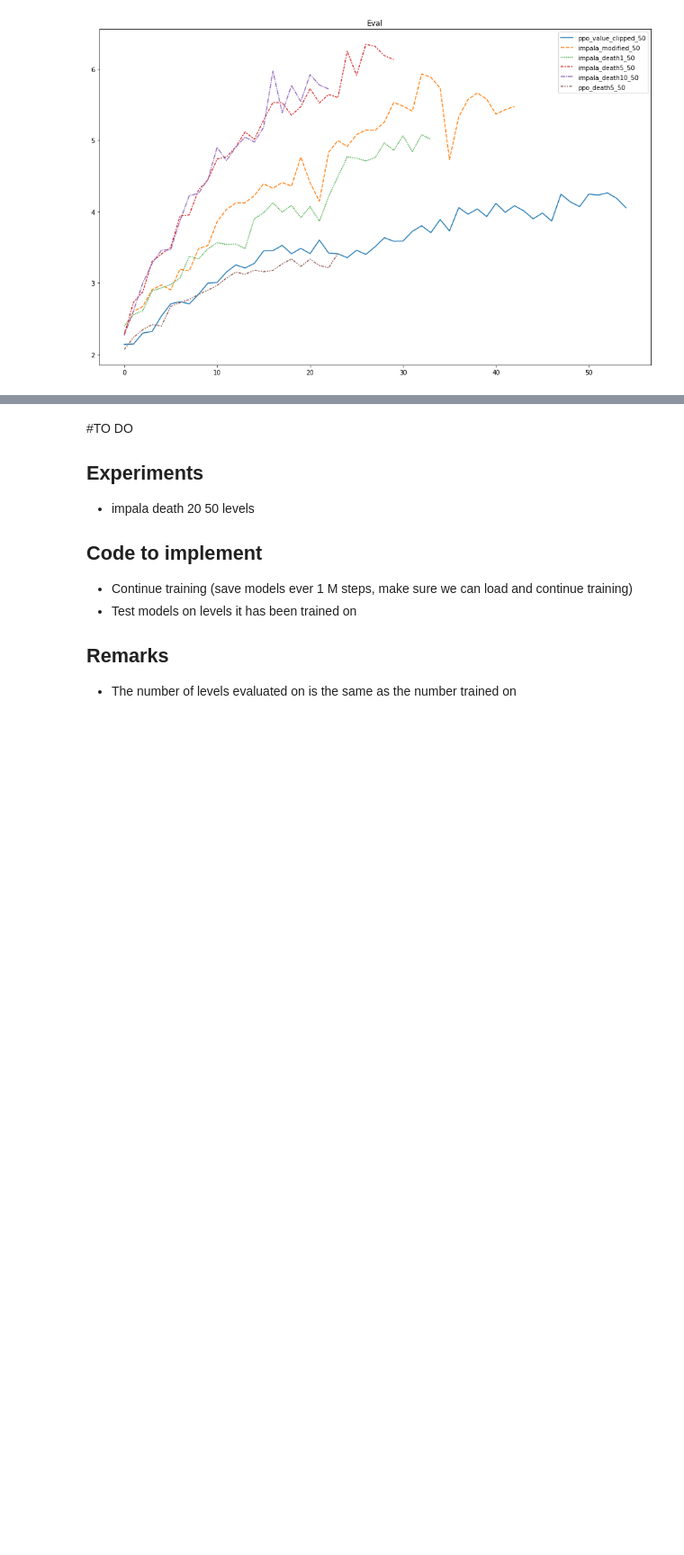
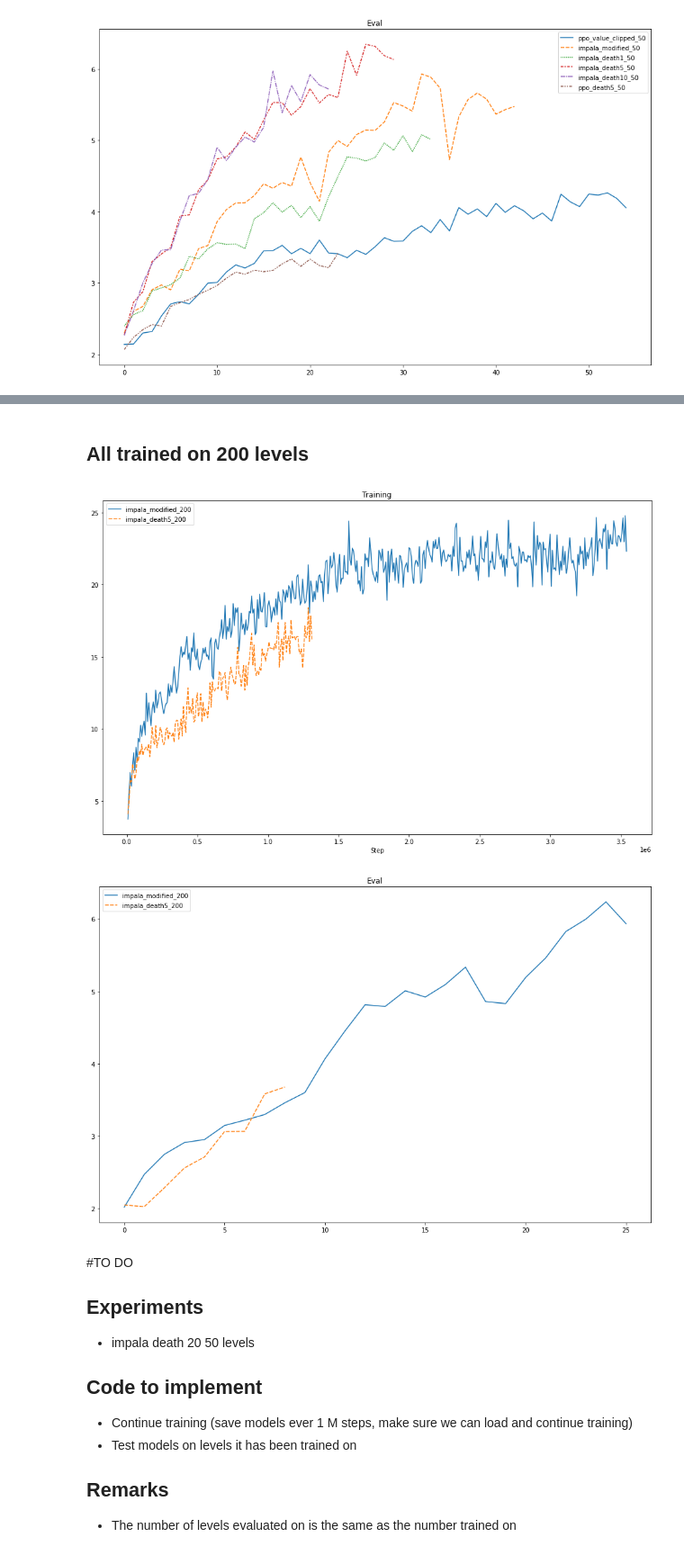
Before and after one commit to SebastianLarssonDTU/02456-Reinforcement-Learning-Project, a Jupyter notebook: Graphs.ipynb, the cells around one changed output, grey strips where cells are left out. Shown at 90% size. Saved outputs shown, nothing was run; the diff lists cells and outputs as text; code cells hidden in the pictures; blank space fills up the shorter version.

```diff
--- a/Graphs.ipynb
+++ b/Graphs.ipynb
@@ -321,3 +370,12 @@ plot_eval_graphs(chosen_files, legend = legend)
+# %% [markdown]
+## All trained on 200 levels
+# %%
+chosen_files = all_200
+plot_training_graphs(chosen_files, legend = legend)
+plot_eval_graphs(chosen_files, legend = legend)
+# %% [output]
+[figure, added]
+[figure, added]
 # %% [markdown]
 #TO DO
 
```
Also changed, not shown: parts of 21 cells of this notebook.
